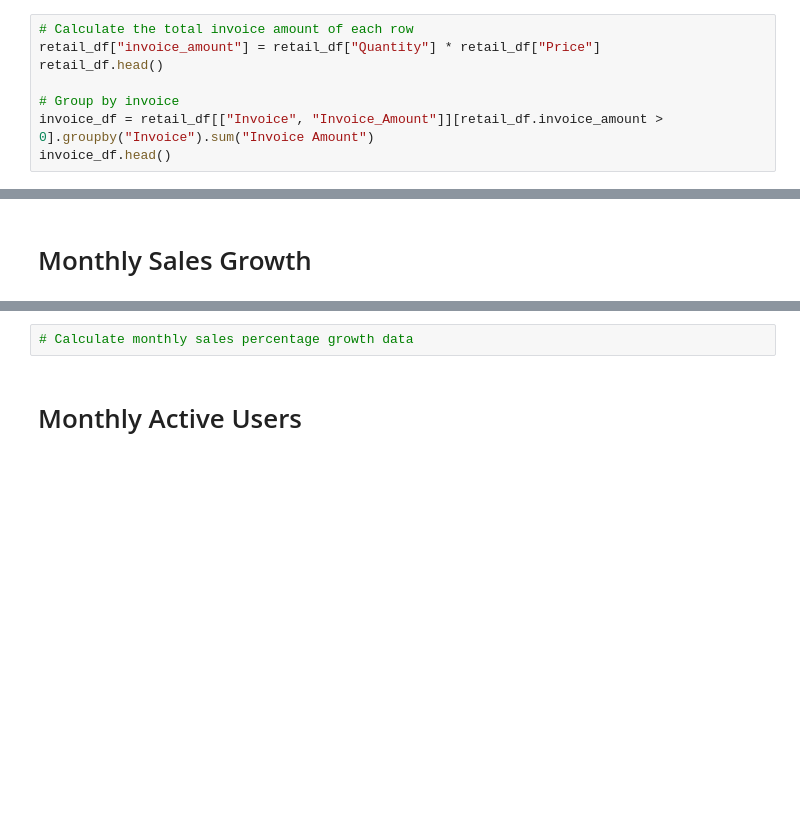
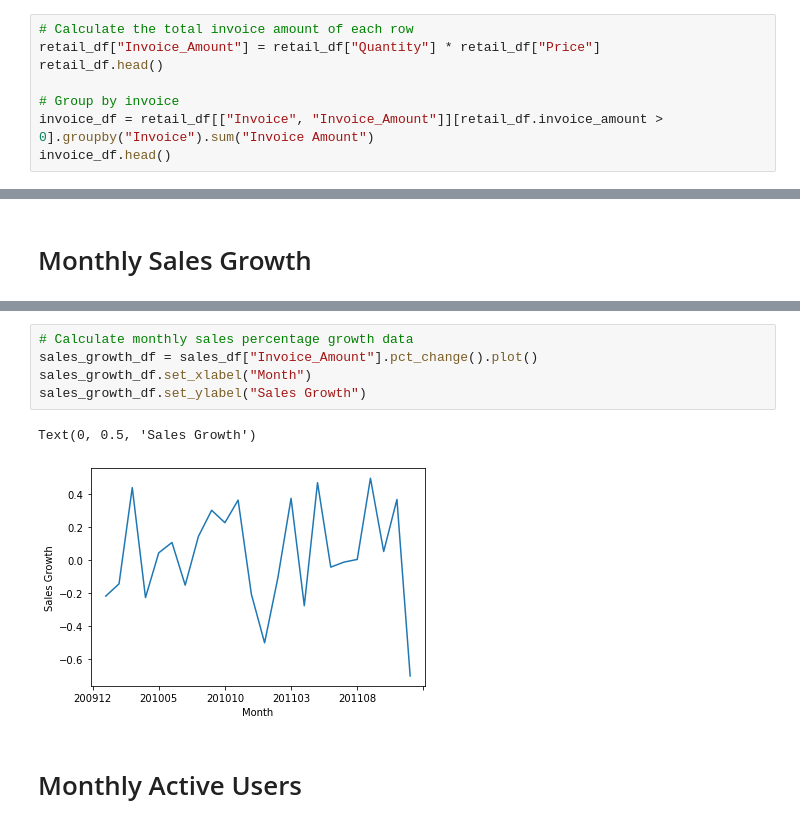
Before and after one commit to jarviscanada/jarvis_data_eng_TuanMai, a Jupyter notebook: python_data_wrangling/retail_data_analytics_wrangling.ipynb, the cells around one changed output, grey strips where cells are left out. Cells and saved outputs as stored; diff of their text form; blank space fills up the shorter version.

```diff
--- a/python_data_wrangling/retail_data_analytics_wrangling.ipynb
+++ b/python_data_wrangling/retail_data_analytics_wrangling.ipynb
@@ -98,7 +98,7 @@ retail_df.head()
 # Total Invoice Amount Distribution
 # %%
 # Calculate the total invoice amount of each row
-retail_df["invoice_amount"] = retail_df["Quantity"] * retail_df["Price"]
+retail_df["Invoice_Amount"] = retail_df["Quantity"] * retail_df["Price"]
 retail_df.head()
 
 # Group by invoice
@@ -205,4 +195,10 @@ Text(0.5, 0, 'Month')
 # %%
 # Calculate monthly sales percentage growth data
+sales_growth_df = sales_df["Invoice_Amount"].pct_change().plot()
+sales_growth_df.set_xlabel("Month")
+sales_growth_df.set_ylabel("Sales Growth")
+# %% [output]
+Text(0, 0.5, 'Sales Growth')
+[figure, added]
 # %% [markdown]
 # Monthly Active Users
```
Also changed, not shown: parts of 10 cells of this notebook, 11 other files.
